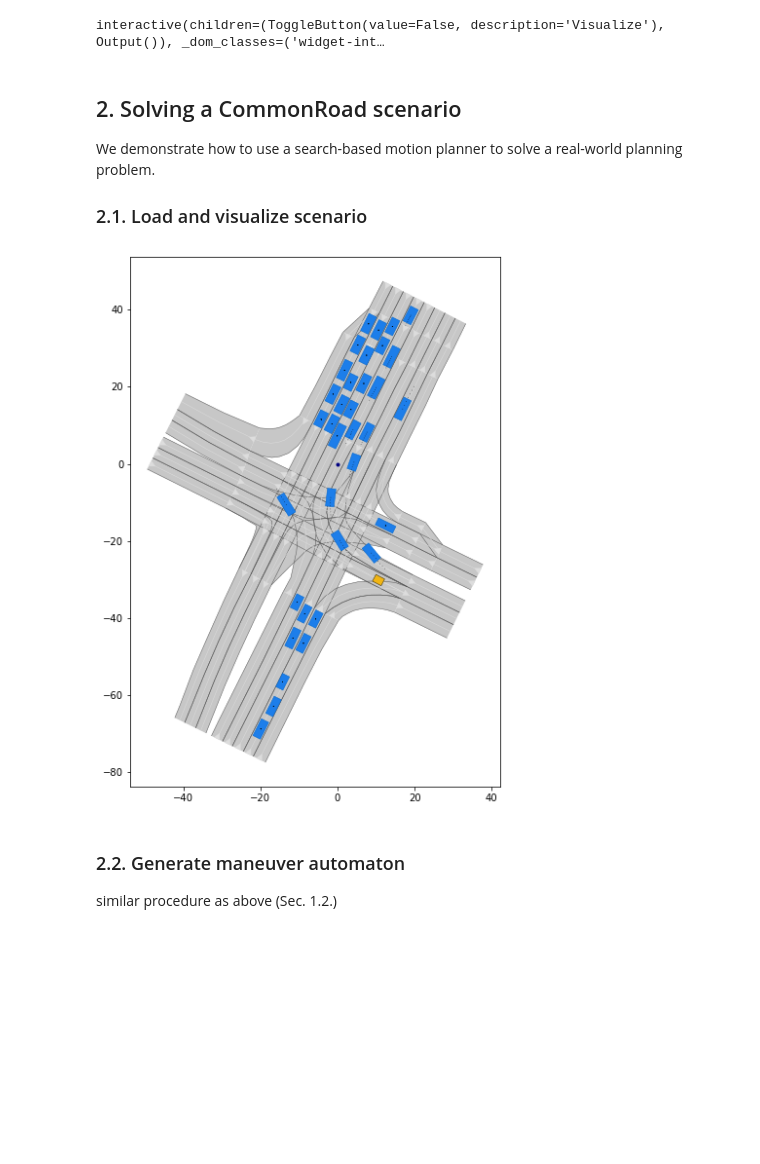
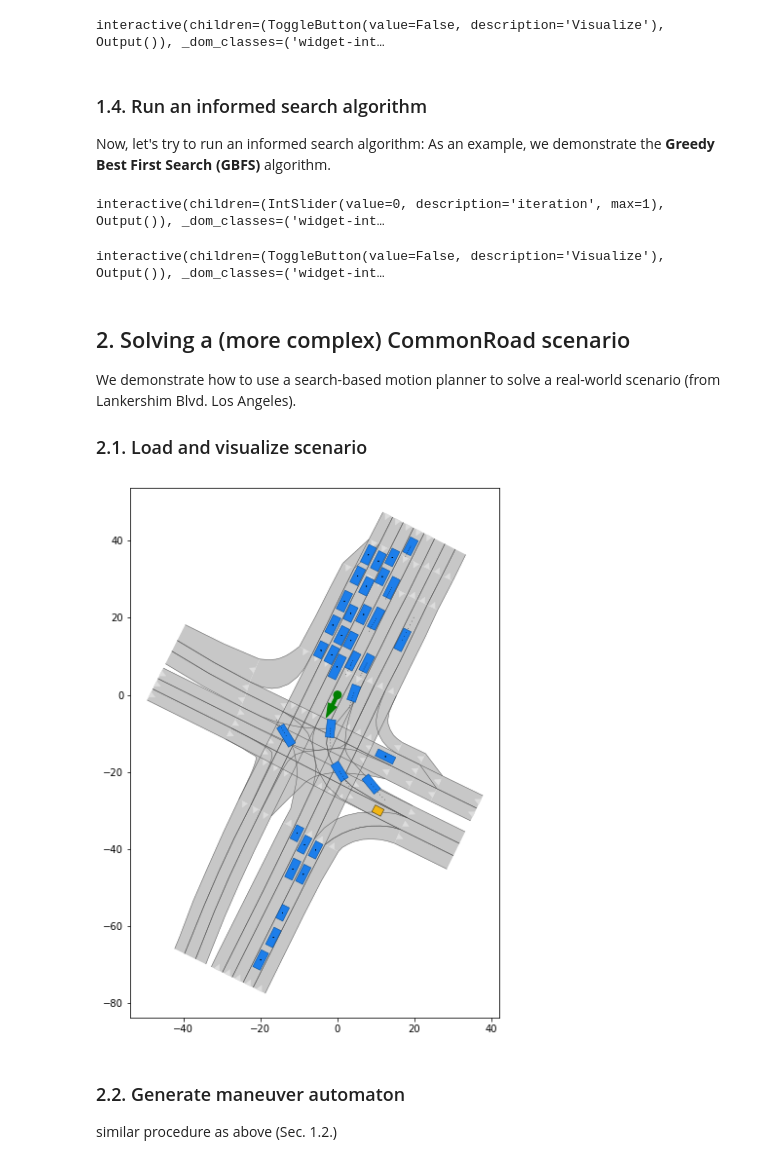
Before and after one commit to geraldfw/Perlen2-CommonRoad-Search, a Jupyter notebook: tutorials/lecture_demo_commonroad_search.ipynb, the cells around one changed output. Drawn from its saved outputs; the diff is of its cells as text; code cells hidden in the pictures; blank space fills up the shorter version.

```diff
--- a/tutorials/lecture_demo_commonroad_search.ipynb
+++ b/tutorials/lecture_demo_commonroad_search.ipynb
@@ -35,9 +35,11 @@ planning_problem = list(planning_problem_set.planning_problem_dict.values())[0]
 
 # plot the scenario and the planning problem set
 plt.figure(figsize=(15, 5))
-draw_object(scenario)
-draw_object(planning_problem_set)
-plt.gca().set_aspect('equal')
-plt.margins(0, 0)
+renderer = MPRenderer()
+
+scenario.draw(renderer)
+planning_problem_set.draw(renderer)
+
+renderer.render()
 plt.show()
 # %% [output]
@@ -79,31 +81,55 @@ display_steps(scenario_data=scenario_data, algorithm=planner_BFS.execute_search,
 # %% [output]
 interactive(children=(IntSlider(value=0, description='iteration', max=1), Output()), _dom_classes=('widget-int…
 interactive(children=(ToggleButton(value=False, description='Visualize'), Output()), _dom_classes=('widget-int…
+# %% [markdown]
+### 1.4. Run an informed search algorithm
+Now, let's try to run an informed search algorithm: As an example, we demonstrate the **Greedy Best First Search (GBFS)** algorithm.
+# %%
+# construct motion planner
+planner_GBFS = MotionPlanner.GreedyBestFirstSearch(scenario=scenario,
+                                                   planning_problem=planning_problem,
+                                                   automaton=automaton)
+# prepare input for visualization
+scenario_data = (scenario, planner_GBFS.state_initial, planner_GBFS.shape_ego, planning_problem)
+
+# display search steps
+display_steps(scenario_data=scenario_data, algorithm=planner_GBFS.execute_search,
+              config=planner_GBFS.config_plot)
+# %% [output]
+interactive(children=(IntSlider(value=0, description='iteration', max=1), Output()), _dom_classes=('widget-int…
+interactive(children=(ToggleButton(value=False, description='Visualize'), Output()), _dom_classes=('widget-int…
 # %% [markdown]
-## 2. Solving a CommonRoad scenario
-We demonstrate how to use a search-based motion planner to solve a real-world planning problem.
+## 2. Solving a (more complex) CommonRoad scenario
+We demonstrate how to use a search-based motion planner to solve a real-world scenario (from Lankershim Blvd. Los Angeles).
 ### 2.1. Load and visualize scenario
 # %%
 # load scenario
 path_scenario = os.path.join(path_notebook, "../scenarios/exercise/")
 id_scenario = 'USA_Lanker-1_2_T-1'
 
 # read in scenario and planning problem set
 scenario, planning_problem_set = CommonRoadFileReader(path_scenario + id_scenario + '.xml').open()
 # retrieve the first planning problem in the problem set
 planning_problem = list(planning_problem_set.planning_problem_dict.values())[0]
 
 # visualize scenario
 for i in range(0, 50):
+    plt.figure(figsize=(10, 10))
+    renderer = MPRenderer()
+
+    # uncomment the following line to visualize with animation
     display.clear_output(wait=True)
-    plt.figure(figsize=(10, 10))
-    draw_object(scenario, draw_params={'time_begin': i})
-    draw_object(planning_problem_set)
 
-    plt.gca().set_aspect('equal')
+    # plot the scenario for each time step
+    scenario.draw(renderer, draw_params={'time_begin': i})
+
+    # plot the planning problem set
+    planning_problem_set.draw(renderer)
+
+    renderer.render()
     plt.show()
 # %% [output]
-[figure, old version]
+[figure, new version]
 # %% [markdown]
 ### 2.2. Generate maneuver automaton
 similar procedure as above (Sec. 1.2.)
```
Also changed, not shown: parts of 6 cells of this notebook, 1 other file.
